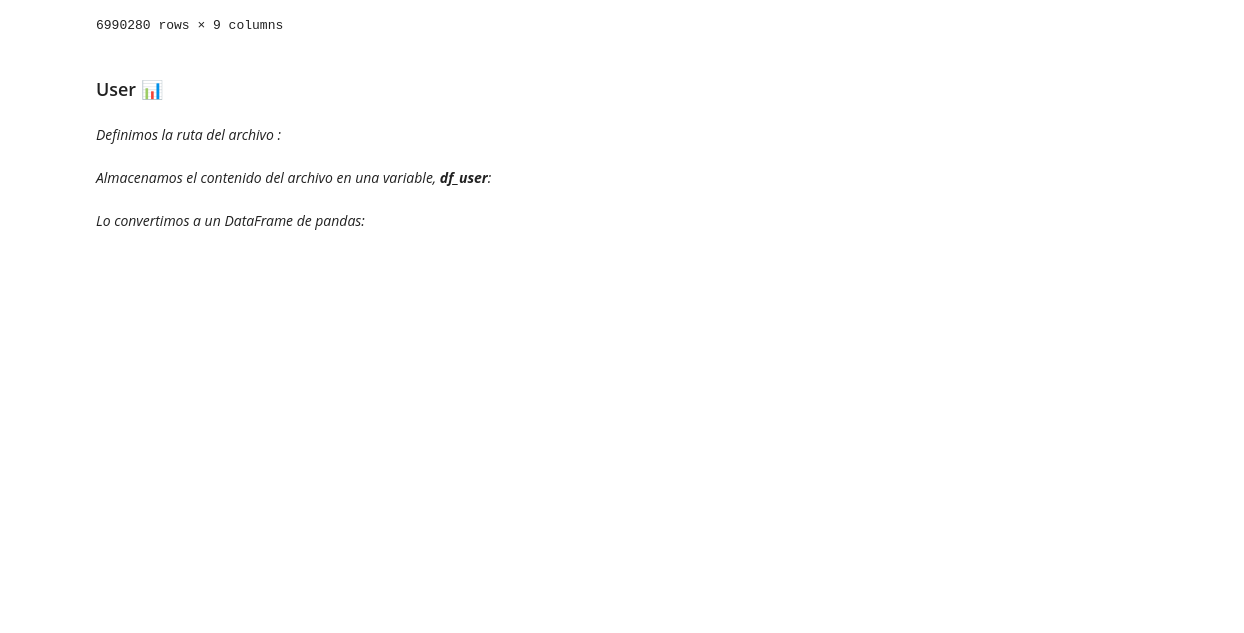
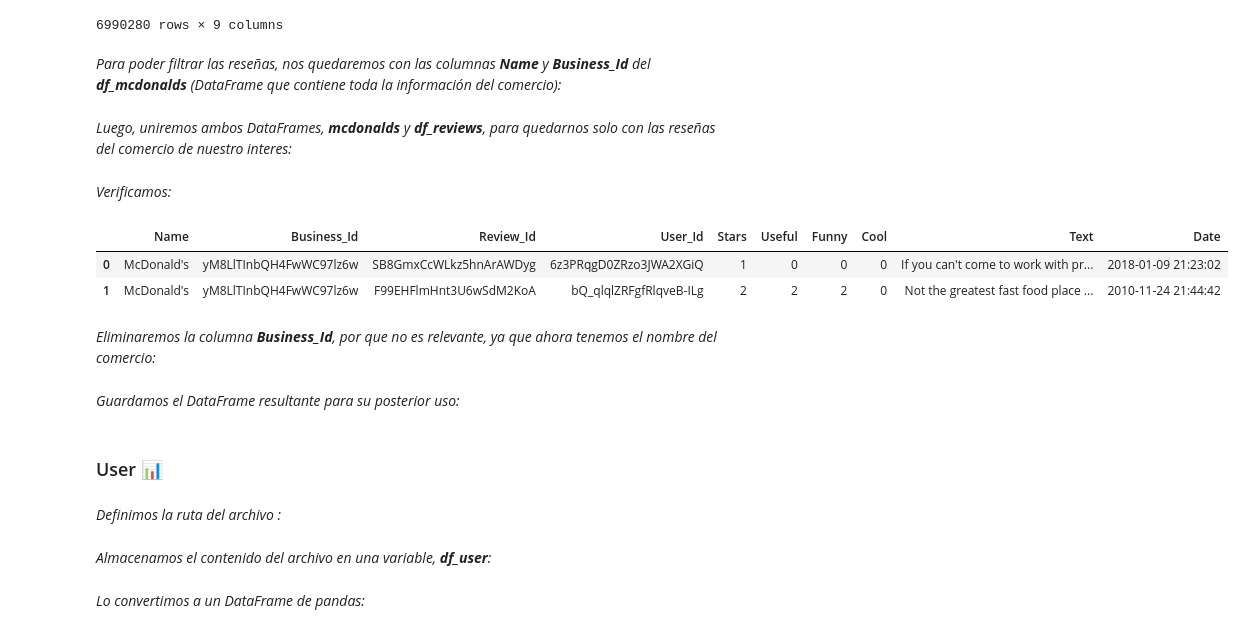
Before and after one commit to MiliTrres/PF_Reviews-Recommendation_Henry, a Jupyter notebook: ETL.ipynb, the cells around one changed output. Saved outputs shown, nothing was run; the diff lists cells and outputs as text; code cells hidden in the pictures; blank space fills up the shorter version.

```diff
--- a/ETL.ipynb
+++ b/ETL.ipynb
@@ -189,3 +213,21 @@ ut.normalizacion_columnas(df_reviews)
 | 6990278 | i-I4ZOhoX70Nw5H0FwrQUA | YwAMC-jvZ1fvEUum6QkEkw | Rr9kKArrMhSLVE9a53q-aA | 5 | 1 | 0 | 0 | For when I'm feeling like ignorin... | 2022-01-19 18:59:27 |
 | 6990279 | RwcKOdEuLRHNJe4M9-qpqg | 6JehEvdoCvZPJ_XIxnzIIw | VAeEXLbEcI9Emt9KGYq9aA | 3 | 10 | 3 | 7 | Located in the 'Walking District'... | 2018-01-02 22:50:47 |
 6990280 rows × 9 columns
+# %% [markdown]
+*Para poder filtrar las reseñas, nos quedaremos con las columnas **Name** y **Business_Id** del **df_mcdonalds** (DataFrame que contiene toda la información del comercio):*
+# %%
+mcdonalds = df_mcdonalds[['Name', 'Business_Id']]
+# %% [markdown]
+*Luego, uniremos ambos DataFrames, **mcdonalds** y **df_reviews**, para quedarnos solo con las reseñas del comercio de nuestro interes:*
+# %%
+reviews_mcdonalds = mcdonalds.merge(df_reviews, on= 'Business_Id', how= 'left')
+# %% [markdown]
+*Verificamos:*
+# %%
+reviews_mcdonalds.head(2)
+# %% [output]
+|  | Name | Business_Id | Review_Id | User_Id | Stars | Useful | Funny | Cool | Text | Date |
+| 0 | McDonald's | yM8LlTInbQH4FwWC97lz6w | SB8GmxCcWLkz5hnArAWDyg | 6z3PRqgD0ZRzo3JWA2XGiQ | 1 | 0 | 0 | 0 | If you can't come to work with pr... | 2018-01-09 21:23:02 |
+| 1 | McDonald's | yM8LlTInbQH4FwWC97lz6w | F99EHFlmHnt3U6wSdM2KoA | bQ_qlqlZRFgfRlqveB-ILg | 2 | 2 | 2 | 0 | Not the greatest fast food place ... | 2010-11-24 21:44:42 |
+# %% [markdown]
+*Eliminaremos la columna **Business_Id**, por que no es relevante, ya que ahora tenemos el nombre del comercio:*
@@ -191,0 +236,2 @@ ut.normalizacion_columnas(df_reviews)
+# %% [markdown]
+*Guardamos el DataFrame resultante para su posterior uso:*
```
Also changed, not shown: parts of 14 cells of this notebook.
